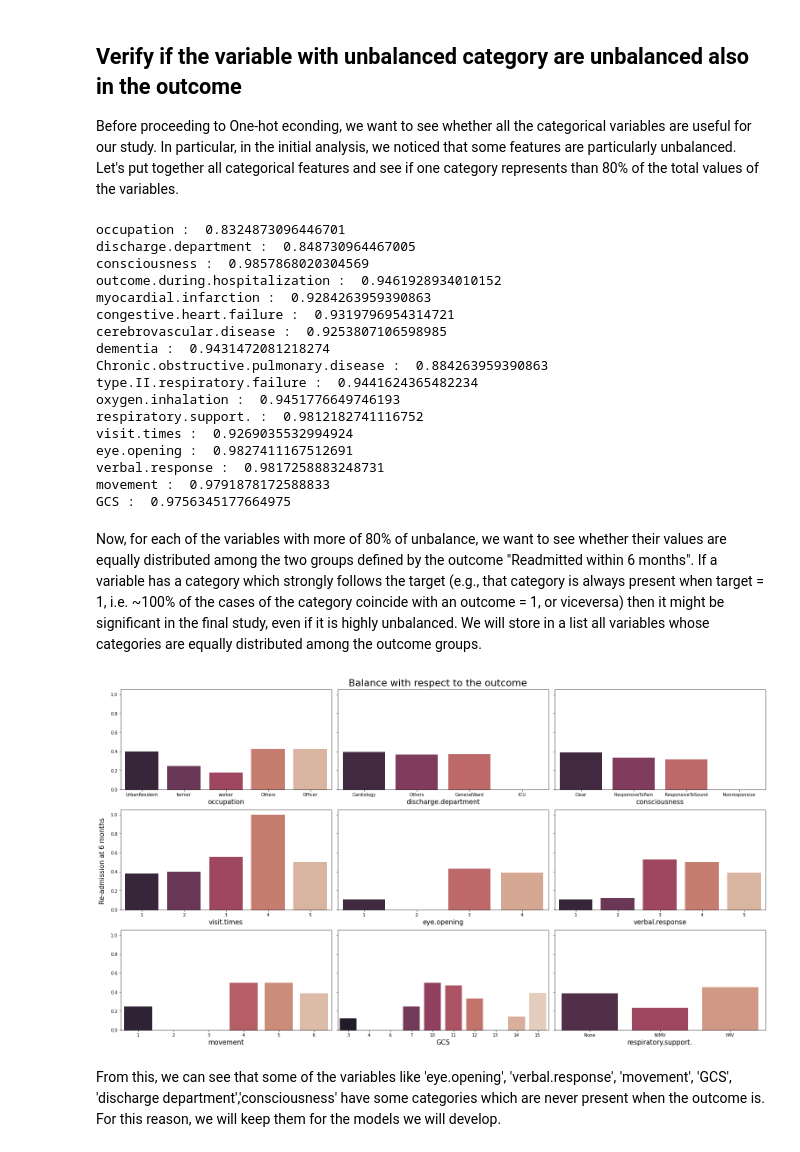
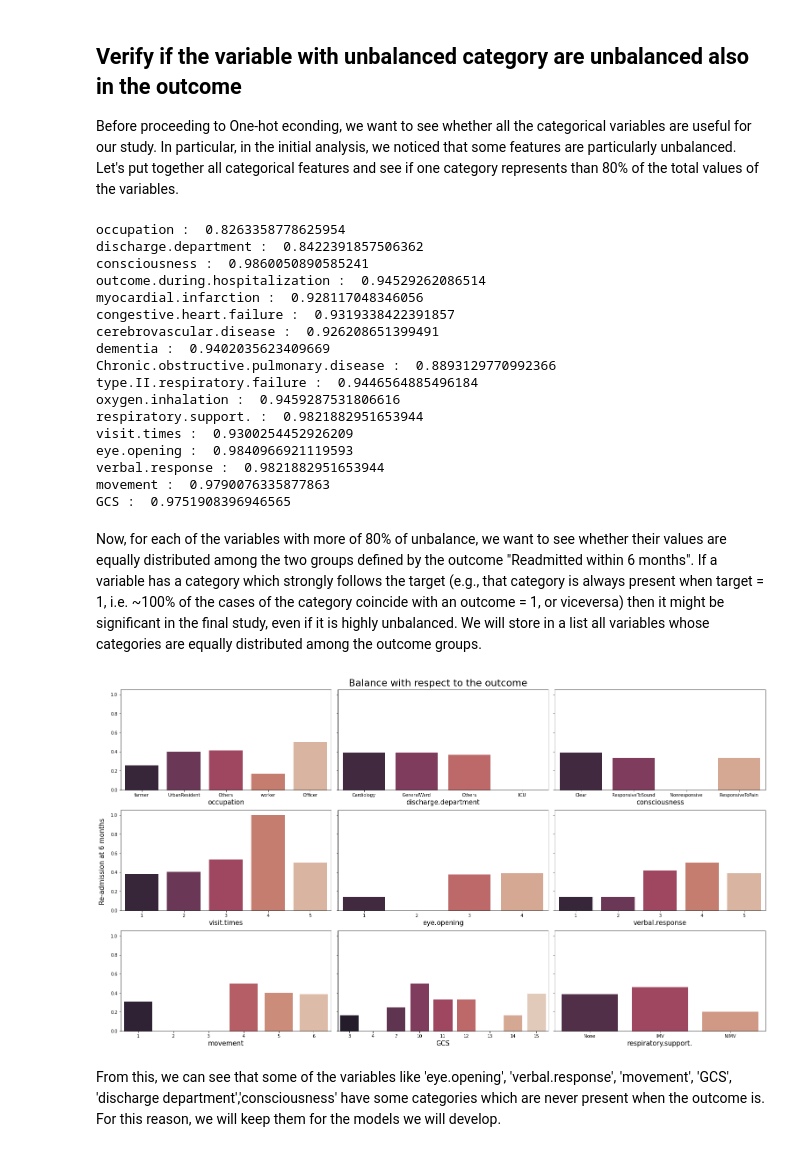
Before and after one commit to annachiara-rossi/heart-failure-project, a Jupyter notebook: 2_Cleaned_data.ipynb, the cells around one changed output. Cells and saved outputs as stored; diff of their text form; code cells hidden in the pictures.

Commit message:
data cleaned on split data

```diff
--- a/2_Cleaned_data.ipynb
+++ b/2_Cleaned_data.ipynb
@@ -95,7 +123,7 @@ Dead                       11
 Name: outcome.during.hospitalization, dtype: int64
 # %%
-dead_patients_id_1 = list(data.index[data['DestinationDischarge'] == 'Died'])
-dead_patients_id_2 = list(data.index[data['outcome.during.hospitalization'] == 'Dead'])
+dead_patients_id_1 = list(X_train.index[X_train['DestinationDischarge'] == 'Died'])
+dead_patients_id_2 = list(X_train.index[X_train['outcome.during.hospitalization'] == 'Dead'])
 
 def union(lst1, lst2):
     final_list = list(set(lst1) | set(lst2))
@@ -128,3 +154,3 @@ There are 16 patients which did not make it out of the hospital. We notice that
 Moreover most of the patients were fully responsive but died anyway.
 # %%
-data.drop(dead_patients_id, inplace = True)
+X_train.drop(dead_patients_id, inplace = True)
@@ -133,11 +164,11 @@ data.drop(dead_patients_id, inplace = True)
 In file '1_Data preprocessing' we spotted some problematic rows, where patients, for example have an impossible weight or other impossible values. We already substituted these missing values with NaN. Now we want to remove patients where more than 25% of features are NaN, as too little information is known on these patients to actually be beneficial in the analysis.
 # %%
 problematic_rows=[]
-for i in range(data.shape[0]):
-    sum_null=data.iloc[i].isnull().sum()
-    perc_null=sum_null/data.shape[1]
+for i in range(X_train.shape[0]):
+    sum_null=X_train.iloc[i].isnull().sum()
+    perc_null=sum_null/X_train.shape[1]
     if perc_null>0.25:
-        problematic_rows.append(data.index[i])
+        problematic_rows.append(X_train.index[i])
 
 len(problematic_rows)
 # %% [output]
@@ -145,5 +176,5 @@ len(problematic_rows)
 # %%
-data.drop(problematic_rows, inplace = True)
+X_train.drop(problematic_rows, inplace = True)
 # %% [markdown]
 # Categorical Variables
 # %% [markdown]
@@ -180,28 +211,28 @@ cat_columns = not_continuous.copy()
 
 unbalanced_cols=[]
 for col_name in cat_columns:
-    max_value = (data[col_name].value_counts()/data.shape[0]).max()
+    max_value = (X_train[col_name].value_counts()/X_train.shape[0]).max()
     if max_value>0.8 and col_name!= "death.within.28.days" and col_name!= "re.admission.within.28.days" and col_name!= "death.within.3.months"and col_name!= "death.within.6.months":
         print(col_name,': ',max_value)
         unbalanced_cols.append(col_name)
 # %% [output]
-occupation :  0.8324873096446701
-discharge.department :  0.848730964467005
-consciousness :  0.9857868020304569
-outcome.during.hospitalization :  0.9461928934010152
-myocardial.infarction :  0.9284263959390863
-congestive.heart.failure :  0.9319796954314721
-cerebrovascular.disease :  0.9253807106598985
-dementia :  0.9431472081218274
-Chronic.obstructive.pulmonary.disease :  0.884263959390863
-type.II.respiratory.failure :  0.9441624365482234
-oxygen.inhalation :  0.9451776649746193
-respiratory.support. :  0.9812182741116752
-visit.times :  0.9269035532994924
-eye.opening :  0.9827411167512691
-verbal.response :  0.9817258883248731
-movement :  0.9791878172588833
-GCS :  0.9756345177664975
+occupation :  0.8263358778625954
+discharge.department :  0.8422391857506362
+consciousness :  0.9860050890585241
+outcome.during.hospitalization :  0.94529262086514
+myocardial.infarction :  0.928117048346056
+congestive.heart.failure :  0.9319338422391857
+cerebrovascular.disease :  0.926208651399491
+dementia :  0.9402035623409669
+Chronic.obstructive.pulmonary.disease :  0.8893129770992366
+type.II.respiratory.failure :  0.9446564885496184
+oxygen.inhalation :  0.9459287531806616
+respiratory.support. :  0.9821882951653944
+visit.times :  0.9300254452926209
+eye.opening :  0.9840966921119593
+verbal.response :  0.9821882951653944
+movement :  0.9790076335877863
+GCS :  0.9751908396946565
 # %% [markdown]
 Now, for each of the variables with more of 80% of unbalance, we want to see whether their values are equally distributed among the two groups defined by the outcome "Readmitted within 6 months". If a variable has a category which strongly follows the target (e.g., that category is always present when target = 1, i.e. ~100% of the cases of the category coincide with an outcome = 1, or viceversa) then it might be significant in the final study, even if it is highly unbalanced. We will store in a list all variables whose categories are equally distributed among the outcome groups.
 # %%
@@ -210,28 +241,28 @@ outcome_name="re.admission.within.6.months"
 # %%
 group1 = ['occupation', 'discharge.department', 'consciousness','visit.times', 'eye.opening',
           'verbal.response','movement', 'GCS', 'respiratory.support.']
 
 fig, axes = plt.subplots(3,3,sharey=True, figsize=(21,12))
 fig.text(-0.01, 0.5, 'Re-admission at 6 months', va='center', rotation='vertical', size = 15)
 fig.suptitle('Balance with respect to the outcome', size = 22)
 
 idx = 0
 i = 0
 for column_name in group1:
 
     sns.barplot(ax=axes[i,idx], x=column_name, y= outcome_name,
-                data=data, saturation=.5, ci=None, palette='rocket')
+                data=X_train, saturation=.5, ci=None, palette='rocket')
     axes[i,idx].set_ylabel('')
     axes[i,idx].set_xlabel(column_name, size = 15)
     idx += 1
     if idx == 3:
         idx = 0
         i += 1
 
 fig.tight_layout()
 plt.show()
 # %% [output]
-[figure, old version]
+[figure, new version]
 # %% [markdown]
 From this, we can see that some of the variables like 'eye.opening', 'verbal.response', 'movement', 'GCS', 'discharge department','consciousness' have some categories which are never present when the outcome is. For this reason, we will keep them for the models we will develop.
 # %%
```
Also changed, not shown: parts of 28 cells of this notebook.
